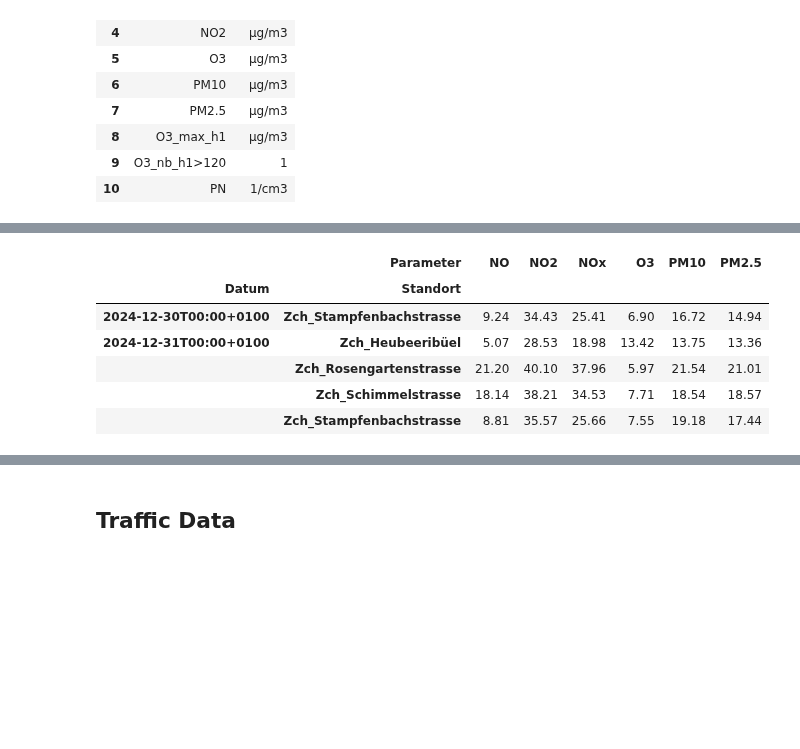
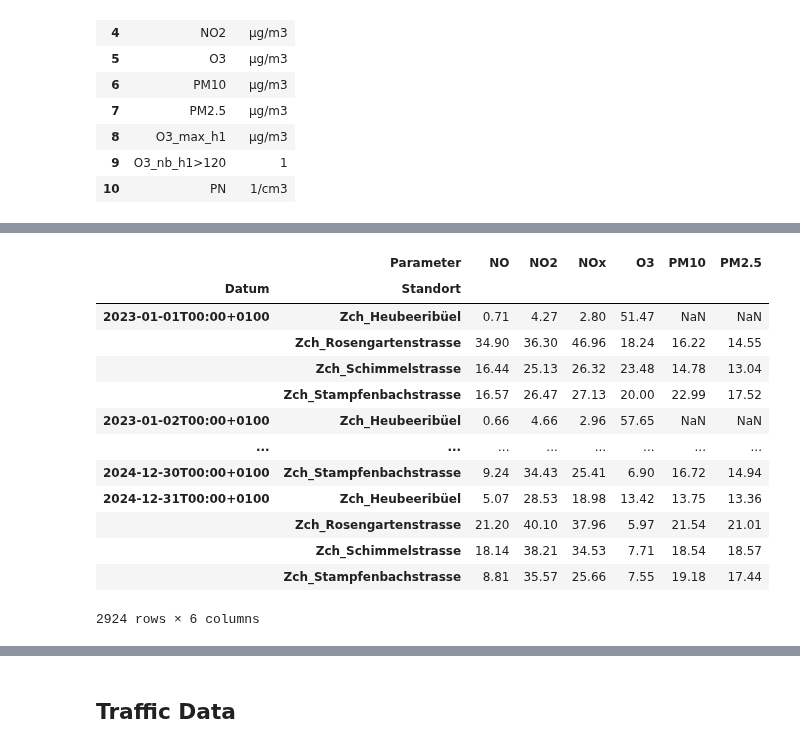
Before and after one commit to JitkaRantanen/AS2025_CO2-GroupProject, a Jupyter notebook: test.ipynb, the cells around one changed output, grey strips where cells are left out. Drawn from its saved outputs; the diff is of its cells as text; code cells hidden in the pictures; blank space fills up the shorter version.

```diff
--- a/test.ipynb
+++ b/test.ipynb
@@ -41,3 +89,35 @@ param_units_pollutants
 | 8 | O3_max_h1 | µg/m3 |
 | 9 | O3_nb_h1>120 | 1 |
 | 10 | PN | 1/cm3 |
+# %%
+# Pivot with split date and time columns
+
+# 1) Parse 'Datum' as timezone-aware datetime
+# Pandas can parse 'YYYY-MM-DDTHH:MM+0100' directly.
+df_pollutants["Datum"] = pd.to_datetime(df_pollutants["Datum"], errors="coerce")
+
+# 2) Create date and time columns
+df_pollutants["Datum_date"] = df_pollutants["Datum"].dt.date      # dtype: object (date objects)
+df_pollutants["Datum_time"] = df_pollutants["Datum"].dt.time      # dtype: object (time objects)
+
+# Optional: if you prefer pure pandas dtypes (no Python date/time objects),
+# you can keep them as strings or as datetime64:
+# df_pollutants["Datum_date"] = df_pollutants["Datum"].dt.strftime("%Y-%m-%d")
+# df_pollutants["Datum_time"] = df_pollutants["Datum"].dt.strftime("%H:%M:%S%z")
+
+# 3) Now pivot using the original 'Datum' or the split columns as needed
+df_pollutants_pivot = df_pollutants.pivot(
+    #index=["Datum", "Standort"],
+    index = ['Datum_date','Datum_time','Standort'], # you can also use ['Datum_date','Datum_time','Standort']
+    columns="Parameter",
+    values="Wert"
+)
+
+# 4) Drop unwanted columns (handle the HTML entity if present)
+cols_to_drop = ["CO", "O3_max_h1", "O3_nb_h1>120", "SO2", "PN"] # in these two there are also many NAs:, "PM10", "PM2.5"]
+df_pollutants_pivot = df_pollutants_pivot.drop(
+    columns=[c for c in cols_to_drop if c in df_pollutants_pivot.columns],
+    errors="ignore"
+)
+
+df_pollutants_pivot
@@ -44,13 +139,23 @@ param_units_pollutants
 # %%
+# Pivot of Selina
 df_pollutants_pivot = df_pollutants.pivot(index=["Datum", "Standort"], columns="Parameter", values="Wert")
 df_pollutants_pivot = df_pollutants_pivot.drop(columns=["CO", "O3_max_h1", "O3_nb_h1>120", "SO2", "PN"])
 
-df_pollutants_pivot.tail()
+df_pollutants_pivot
+#df_pollutants_pivot.head()
+#df_pollutants_pivot.tail()
 # %% [output]
 |  | Parameter | NO | NO2 | NOx | O3 | PM10 | PM2.5 |
 | Datum | Standort |  |  |  |  |  |  |
+| 2023-01-01T00:00+0100 | Zch_Heubeeribüel | 0.71 | 4.27 | 2.80 | 51.47 | NaN | NaN |
+|  | Zch_Rosengartenstrasse | 34.90 | 36.30 | 46.96 | 18.24 | 16.22 | 14.55 |
+|  | Zch_Schimmelstrasse | 16.44 | 25.13 | 26.32 | 23.48 | 14.78 | 13.04 |
+|  | Zch_Stampfenbachstrasse | 16.57 | 26.47 | 27.13 | 20.00 | 22.99 | 17.52 |
+| 2023-01-02T00:00+0100 | Zch_Heubeeribüel | 0.66 | 4.66 | 2.96 | 57.65 | NaN | NaN |
+| ... | ... | ... | ... | ... | ... | ... | ... |
 | 2024-12-30T00:00+0100 | Zch_Stampfenbachstrasse | 9.24 | 34.43 | 25.41 | 6.90 | 16.72 | 14.94 |
 | 2024-12-31T00:00+0100 | Zch_Heubeeribüel | 5.07 | 28.53 | 18.98 | 13.42 | 13.75 | 13.36 |
 |  | Zch_Rosengartenstrasse | 21.20 | 40.10 | 37.96 | 5.97 | 21.54 | 21.01 |
 |  | Zch_Schimmelstrasse | 18.14 | 38.21 | 34.53 | 7.71 | 18.54 | 18.57 |
 |  | Zch_Stampfenbachstrasse | 8.81 | 35.57 | 25.66 | 7.55 | 19.18 | 17.44 |
+2924 rows × 6 columns
```
Also changed, not shown: parts of 13 cells of this notebook, 1 other file.
